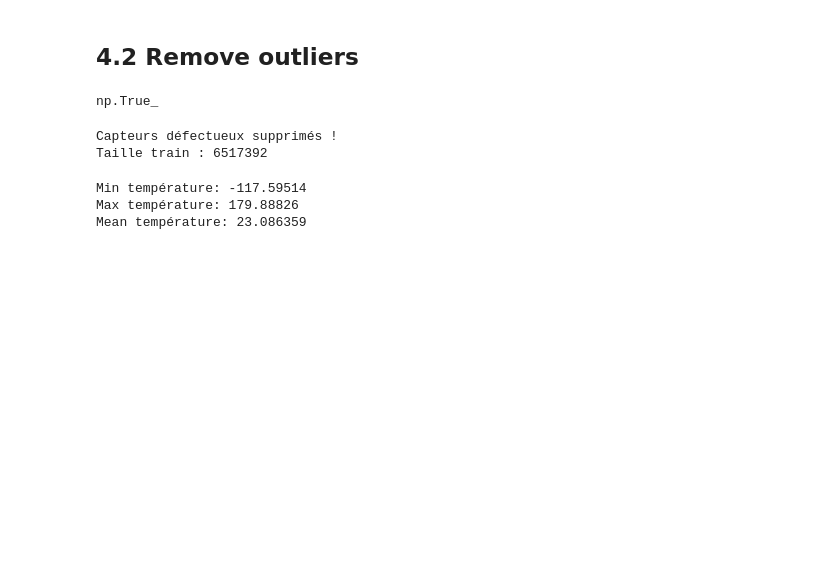
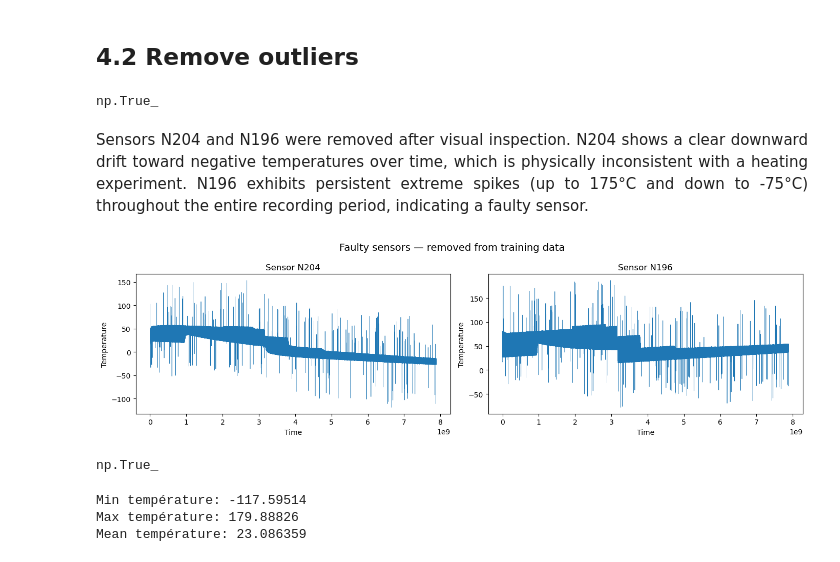
Before and after one commit to alicebeast/FinalProject_ML, a Jupyter notebook: train.ipynb, the cells around one changed output. Cells and saved outputs as stored; diff of their text form; code cells hidden in the pictures; blank space fills up the shorter version.

```diff
--- a/train.ipynb
+++ b/train.ipynb
@@ -213,17 +213,42 @@ sensors = sensors[sensors["sensor"] != "N927"]
 np.all(train["sensor"] != 'N277') and np.all(train["sensor"] != 'N927')
 # %% [output]
 np.True_
+# %% [markdown]
+<div style="text-align: justify;">
+Sensors N204 and N196 were removed after visual inspection.
+N204 shows a clear downward drift toward negative temperatures
+over time, which is physically inconsistent with a heating experiment.
+N196 exhibits persistent extreme spikes (up to 175°C and down to -75°C)
+throughout the entire recording period, indicating a faulty sensor.
+</div>
+# %%
+# Visualize faulty sensors before removal
+fig, axes = plt.subplots(1, 2, figsize=(14, 4))
+
+faulty_sensors = ['N204', 'N196']
+
+for ax, sensor_name in zip(axes, faulty_sensors):
+    subset = train[train['sensor'] == sensor_name].sort_values('time')
+    ax.plot(subset['time'], subset['temperature'], linewidth=0.5)
+    ax.set_title(f'Sensor {sensor_name}')
+    ax.set_xlabel('Time')
+    ax.set_ylabel('Temperature')
+
+plt.suptitle('Faulty sensors — removed from training data', fontsize=14)
+plt.tight_layout()
+plt.show()
+# %% [output]
+[figure, added]
 # %%
-#on teste d'enlever encore 2 outliers en plus pour voir si ça améliore les résultats du modèle
+#we decided to remove the two sensors to see if it improves the performance of our model --> response : YES
 for sensor in ['N204', 'N196']:
     train = train[train['sensor'] != sensor]
     sensors = sensors[sensors['sensor'] != sensor]
-
-print(f"Capteurs défectueux supprimés !")
-print(f"Taille train : {len(train)}")
-# %% [output]
-Capteurs défectueux supprimés !
-Taille train : 6517392
+# %%
+#verify that the outlier sensors are gone
+np.all(train["sensor"] != 'N204') and np.all(train["sensor"] != 'N196')
+# %% [output]
+np.True_
 # %%
 #control if values are reasonable
 print("Min température:", train['temperature'].min())
```
Also changed, not shown: parts of 23 cells of this notebook.
